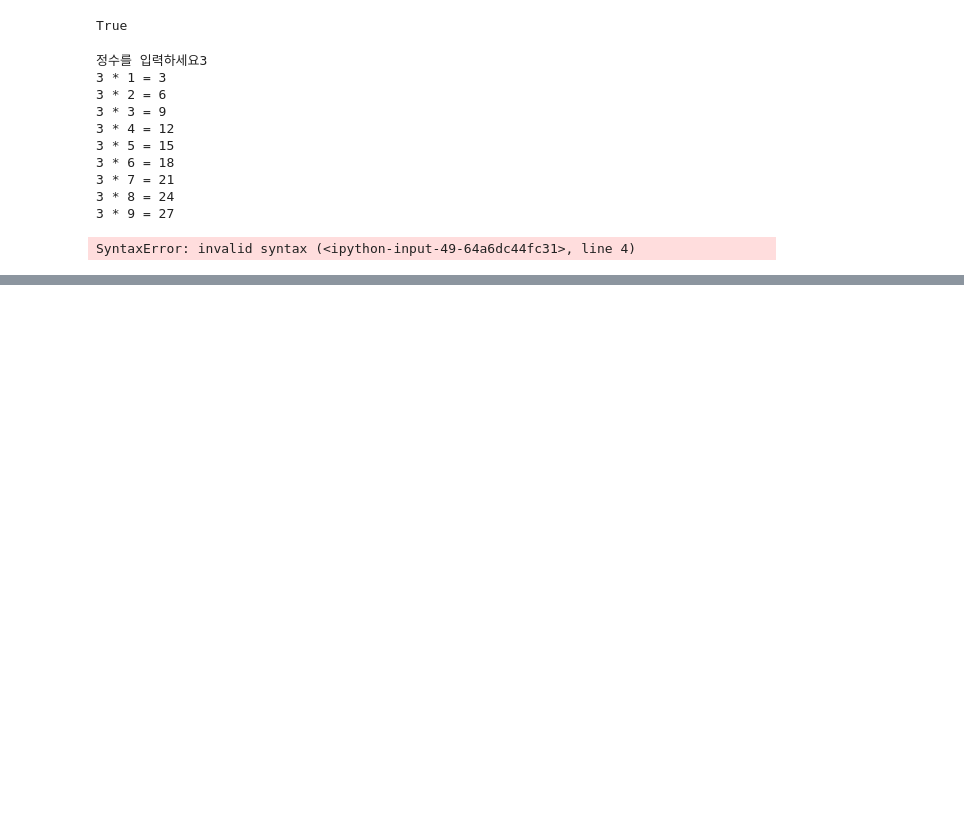
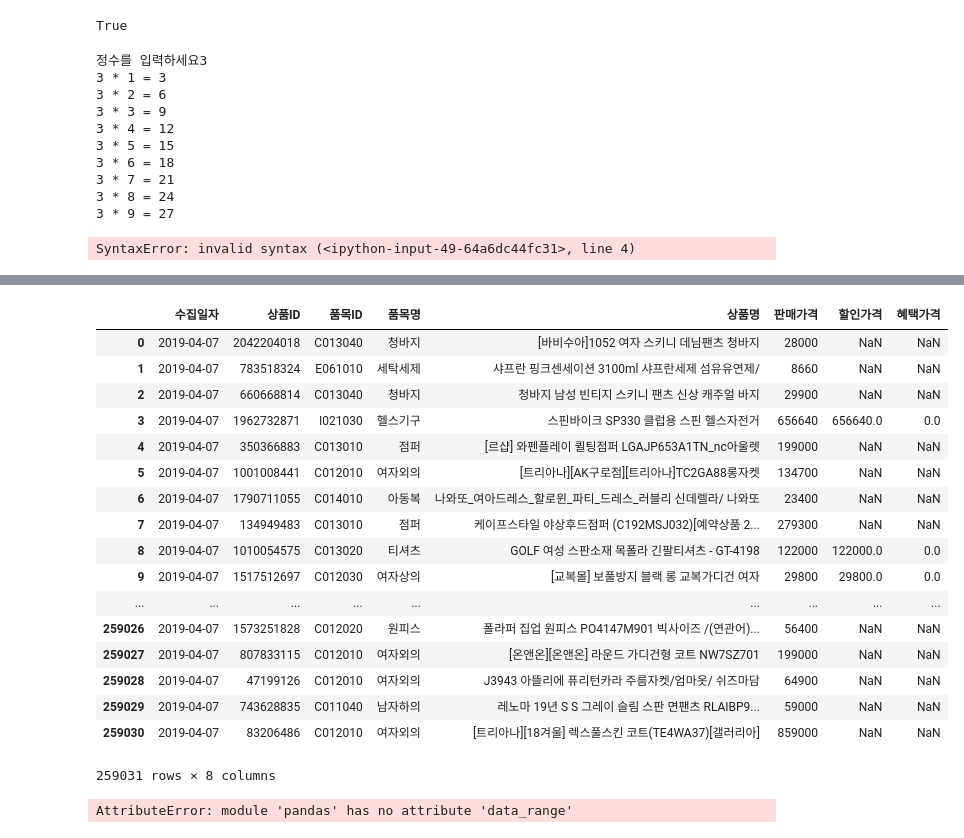
Before and after one commit to jakeyjoo/basic, a Jupyter notebook: Untitled.ipynb, the cells around one changed output, grey strips where cells are left out. Cells and saved outputs as stored; diff of their text form; code cells hidden in the pictures; blank space fills up the shorter version.

```diff
--- a/Untitled.ipynb
+++ b/Untitled.ipynb
@@ -526,0 +1367,23 @@ SyntaxError: invalid syntax (<ipython-input-49-64a6dc44fc31>, line 4)
+# %%
+df.columns = ['수집일자', '상품ID', '품목ID', '품목명', '상품명', '판매가격', '할인가격', '혜택가격']
+# %%
+df
+# %% [output]
+|  | 수집일자 | 상품ID | 품목ID | 품목명 | 상품명 | 판매가격 | 할인가격 | 혜택가격 |
+| 0 | 2019-04-07 | 2042204018 | C013040 | 청바지 | [바비수아]1052 여자 스키니 데님팬츠 청바지 | 28000 | NaN | NaN |
+| 1 | 2019-04-07 | 783518324 | E061010 | 세탁세제 | 샤프란 핑크센세이션 3100ml 샤프란세제 섬유유연제/ | 8660 | NaN | NaN |
+| 2 | 2019-04-07 | 660668814 | C013040 | 청바지 | 청바지 남성 빈티지 스키니 팬츠 신상 캐주얼 바지 | 29900 | NaN | NaN |
+| 3 | 2019-04-07 | 1962732871 | I021030 | 헬스기구 | 스핀바이크 SP330 클럽용 스핀 헬스자전거 | 656640 | 656640.0 | 0.0 |
+| 4 | 2019-04-07 | 350366883 | C013010 | 점퍼 | [르샵] 와펜플레이 퀼팅점퍼 LGAJP653A1TN_nc아울렛 | 199000 | NaN | NaN |
+| 5 | 2019-04-07 | 1001008441 | C012010 | 여자외의 | [트리아나][AK구로점][트리아나]TC2GA88롱자켓 | 134700 | NaN | NaN |
+| 6 | 2019-04-07 | 1790711055 | C014010 | 아동복 | 나와또_여아드레스_할로윈_파티_드레스_러블리 신데렐라/ 나와또 | 23400 | NaN | NaN |
+| 7 | 2019-04-07 | 134949483 | C013010 | 점퍼 | 케이프스타일 야상후드점퍼 (C192MSJ032)[예약상품 2... | 279300 | NaN | NaN |
+| 8 | 2019-04-07 | 1010054575 | C013020 | 티셔츠 | GOLF 여성 스판소재 목폴라 긴팔티셔츠 - GT-4198 | 122000 | 122000.0 | 0.0 |
+| 9 | 2019-04-07 | 1517512697 | C012030 | 여자상의 | [교복몰] 보풀방지 블랙 롱 교복가디건 여자 | 29800 | 29800.0 | 0.0 |
+| ... | ... | ... | ... | ... | ... | ... | ... | ... |
+| 259026 | 2019-04-07 | 1573251828 | C012020 | 원피스 | 폴라퍼 집업 원피스 PO4147M901 빅사이즈 /(연관어)... | 56400 | NaN | NaN |
+| 259027 | 2019-04-07 | 807833115 | C012010 | 여자외의 | [온앤온][온앤온] 라운드 가디건형 코트 NW7SZ701 | 199000 | NaN | NaN |
+| 259028 | 2019-04-07 | 47199126 | C012010 | 여자외의 | J3943 아뜰리에 퓨리턴카라 주름자켓/엄마옷/ 쉬즈마담 | 64900 | NaN | NaN |
+| 259029 | 2019-04-07 | 743628835 | C011040 | 남자하의 | 레노마 19년 S S 그레이 슬림 스판 면팬츠 RLAIBP9... | 59000 | NaN | NaN |
+| 259030 | 2019-04-07 | 83206486 | C012010 | 여자외의 | [트리아나][18겨울] 렉스풀스킨 코트(TE4WA37)[갤러리아] | 859000 | NaN | NaN |
+259031 rows × 8 columns
@@ -526,0 +1394,9 @@ SyntaxError: invalid syntax (<ipython-input-49-64a6dc44fc31>, line 4)
+# %%
+for x in pd.data_range('2019-04-02', periods=29):
+    date = x.strftime('%y=%m-%d')
+    filename = "{}.csv". format(date)
+
+    filepath = os.path.join(DATASET_PATH, filename)
+    df = pd.read_csv(filepath, header=None, error_bad_lines=False)
+# %% [output]
+AttributeError: module 'pandas' has no attribute 'data_range'
```
Also changed, not shown: parts of 95 cells of this notebook.
